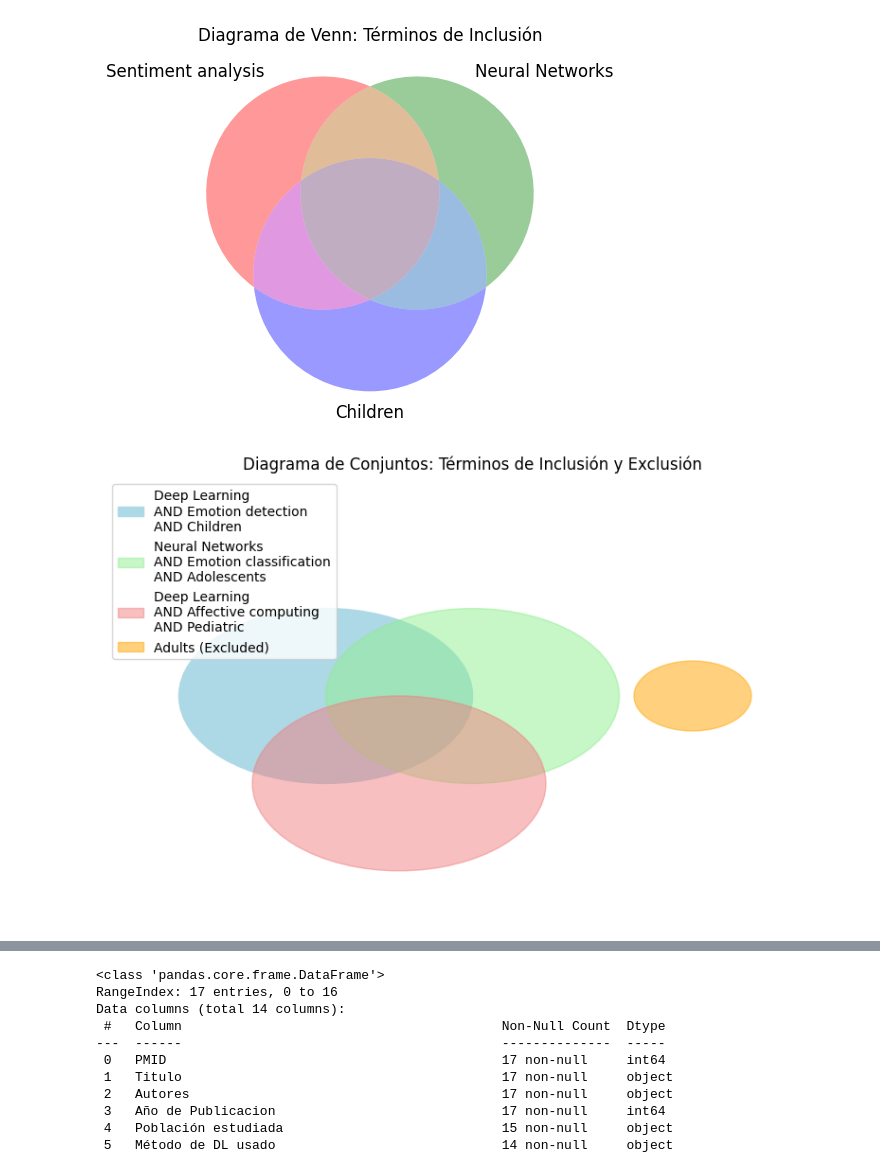
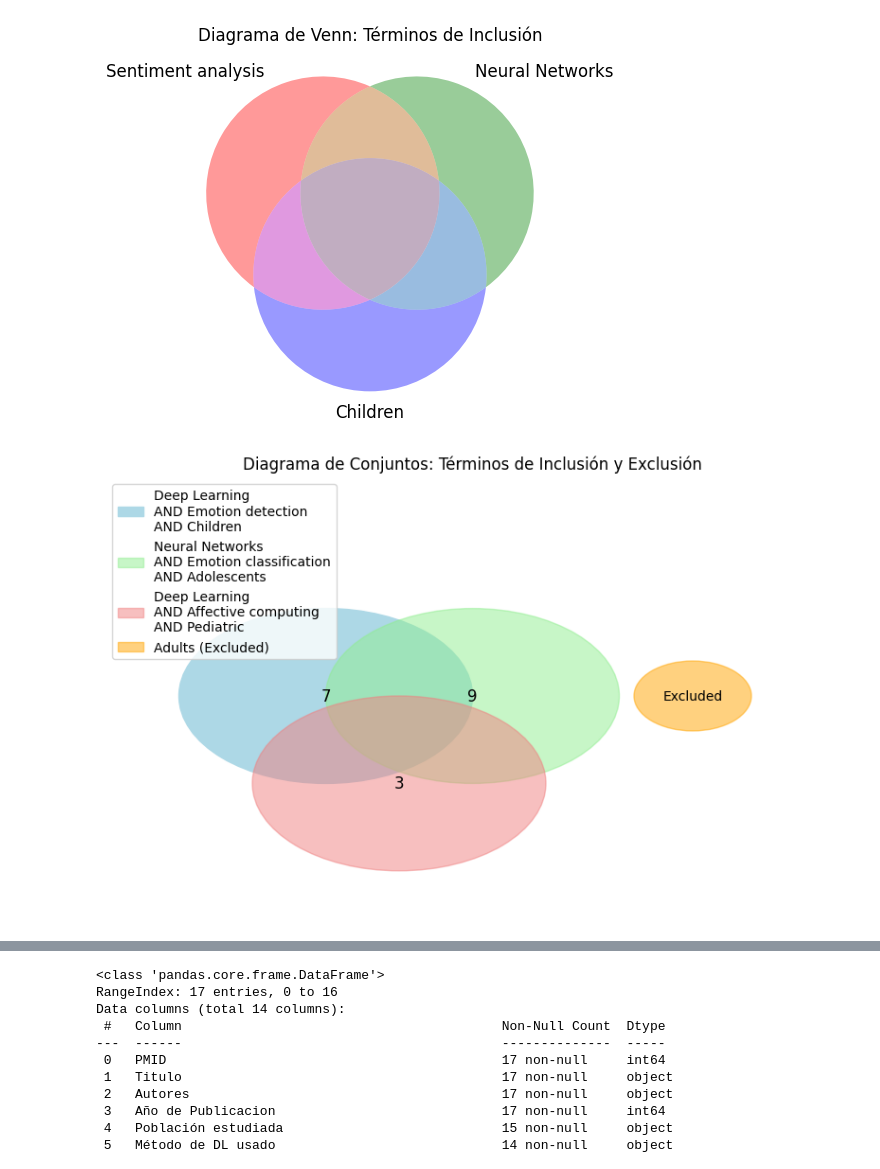
Before and after one commit to BnjmStd/PythonBnjmn, a Jupyter notebook: recognitionEmotion/searchs/analisisPaper/stats.ipynb, the cells around one changed output, grey strips where cells are left out. Saved outputs shown, nothing was run; the diff lists cells and outputs as text; code cells hidden in the pictures.

```diff
--- a/recognitionEmotion/searchs/analisisPaper/stats.ipynb
+++ b/recognitionEmotion/searchs/analisisPaper/stats.ipynb
@@ -100,27 +100,36 @@ plt.show()
 # %%
 plt.figure(figsize=(10, 6))
 
+# Círculos de inclusión
 inclusion1 = plt.Circle((0.3, 0.5), 0.2, color='lightblue', label='Deep Learning\nAND Emotion detection\nAND Children')
 inclusion2 = plt.Circle((0.5, 0.5), 0.2, color='lightgreen', label='Neural Networks\nAND Emotion classification\nAND Adolescents', alpha=0.5)
 inclusion3 = plt.Circle((0.4, 0.3), 0.2, color='lightcoral', label='Deep Learning\nAND Affective computing\nAND Pediatric', alpha=0.5)
 
+# Círculo de exclusión
 exclusion = plt.Circle((0.8, 0.5), 0.08, color='orange', label='Adults (Excluded)', alpha=0.5)
 
+# Añadir círculos al gráfico
 ax = plt.gca()
 ax.add_artist(inclusion1)
 ax.add_artist(inclusion2)
 ax.add_artist(inclusion3)
 ax.add_artist(exclusion)
 
+# Añadir números correspondientes a cada búsqueda
+plt.text(0.3, 0.5, '7', fontsize=12, ha='center', va='center', color='black')
+plt.text(0.5, 0.5, '9', fontsize=12, ha='center', va='center', color='black')
+plt.text(0.4, 0.3, '3', fontsize=12, ha='center', va='center', color='black')
+plt.text(0.8, 0.5, 'Excluded', fontsize=10, ha='center', va='center', color='black')
+
+# Configuración del gráfico
 plt.xlim(0, 1)
 plt.ylim(0, 1)
-
 plt.title("Diagrama de Conjuntos: Términos de Inclusión y Exclusión")
 plt.legend(loc='upper left')
 plt.axis('off')
 plt.show()
 # %% [output]
-[figure, old version]
+[figure, new version]
 # %%
 dataFrame = pd.read_csv("table2.csv")
 # %%
```
Also changed, not shown: parts of 3 cells of this notebook.
